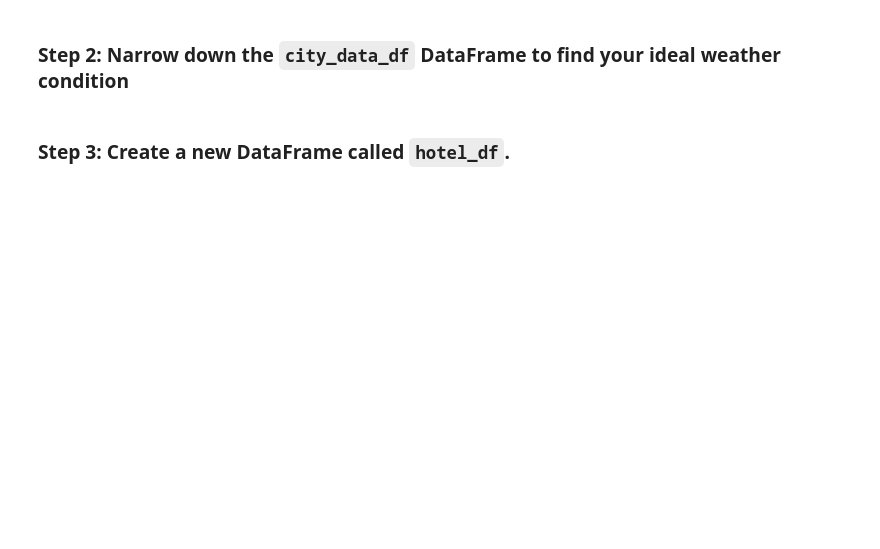
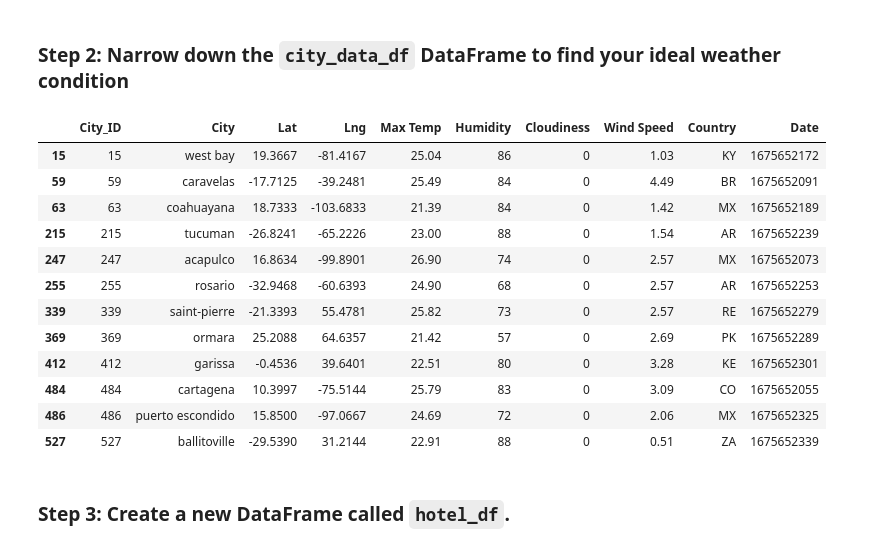
Before and after one commit to treysl/python-api-challenge, a Jupyter notebook: Starter_Code/Starter_Code/starter_code/VacationPy.ipynb, the cells around one changed output. Drawn from its saved outputs; the diff is of its cells as text; code cells hidden in the pictures; blank space fills up the shorter version.

```diff
--- a/Starter_Code/Starter_Code/starter_code/VacationPy.ipynb
+++ b/Starter_Code/Starter_Code/starter_code/VacationPy.ipynb
@@ -40,13 +54,30 @@ city_data_df.head()
 ### Step 2: Narrow down the `city_data_df` DataFrame to find your ideal weather condition
 # %%
 # Narrow down cities that fit criteria and drop any results with null values
-# YOUR CODE HERE
-
+narrowed_city_df = city_data_df.loc[
+    ((city_data_df["Max Temp"] < 27.00) & (city_data_df["Max Temp"] > 21.00))
+    & (city_data_df["Wind Speed"] < 4.5)
+    & (city_data_df["Cloudiness"] == 0)
+,:]
 # Drop any rows with null values
-# YOUR CODE HERE
+narrowed_city_df = narrowed_city_df.dropna()
 
 # Display sample data
-# YOUR CODE HERE
+narrowed_city_df
+# %% [output]
+|  | City_ID | City | Lat | Lng | Max Temp | Humidity | Cloudiness | Wind Speed | Country | Date |
+| 15 | 15 | west bay | 19.3667 | -81.4167 | 25.04 | 86 | 0 | 1.03 | KY | 1675652172 |
+| 59 | 59 | caravelas | -17.7125 | -39.2481 | 25.49 | 84 | 0 | 4.49 | BR | 1675652091 |
+| 63 | 63 | coahuayana | 18.7333 | -103.6833 | 21.39 | 84 | 0 | 1.42 | MX | 1675652189 |
+| 215 | 215 | tucuman | -26.8241 | -65.2226 | 23.00 | 88 | 0 | 1.54 | AR | 1675652239 |
+| 247 | 247 | acapulco | 16.8634 | -99.8901 | 26.90 | 74 | 0 | 2.57 | MX | 1675652073 |
+| 255 | 255 | rosario | -32.9468 | -60.6393 | 24.90 | 68 | 0 | 2.57 | AR | 1675652253 |
+| 339 | 339 | saint-pierre | -21.3393 | 55.4781 | 25.82 | 73 | 0 | 2.57 | RE | 1675652279 |
+| 369 | 369 | ormara | 25.2088 | 64.6357 | 21.42 | 57 | 0 | 2.69 | PK | 1675652289 |
+| 412 | 412 | garissa | -0.4536 | 39.6401 | 22.51 | 80 | 0 | 3.28 | KE | 1675652301 |
+| 484 | 484 | cartagena | 10.3997 | -75.5144 | 25.79 | 83 | 0 | 3.09 | CO | 1675652055 |
+| 486 | 486 | puerto escondido | 15.8500 | -97.0667 | 24.69 | 72 | 0 | 2.06 | MX | 1675652325 |
+| 527 | 527 | ballitoville | -29.5390 | 31.2144 | 22.91 | 88 | 0 | 0.51 | ZA | 1675652339 |
 # %% [markdown]
 ### Step 3: Create a new DataFrame called `hotel_df`.
 # %%
```
Also changed, not shown: parts of 6 cells of this notebook.
